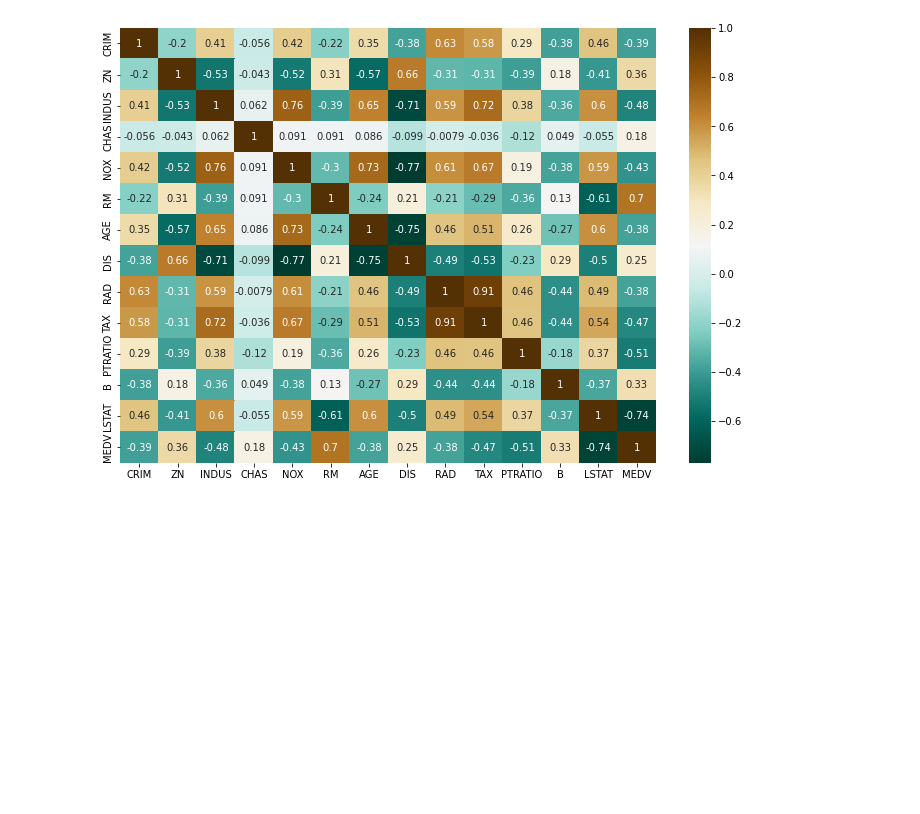
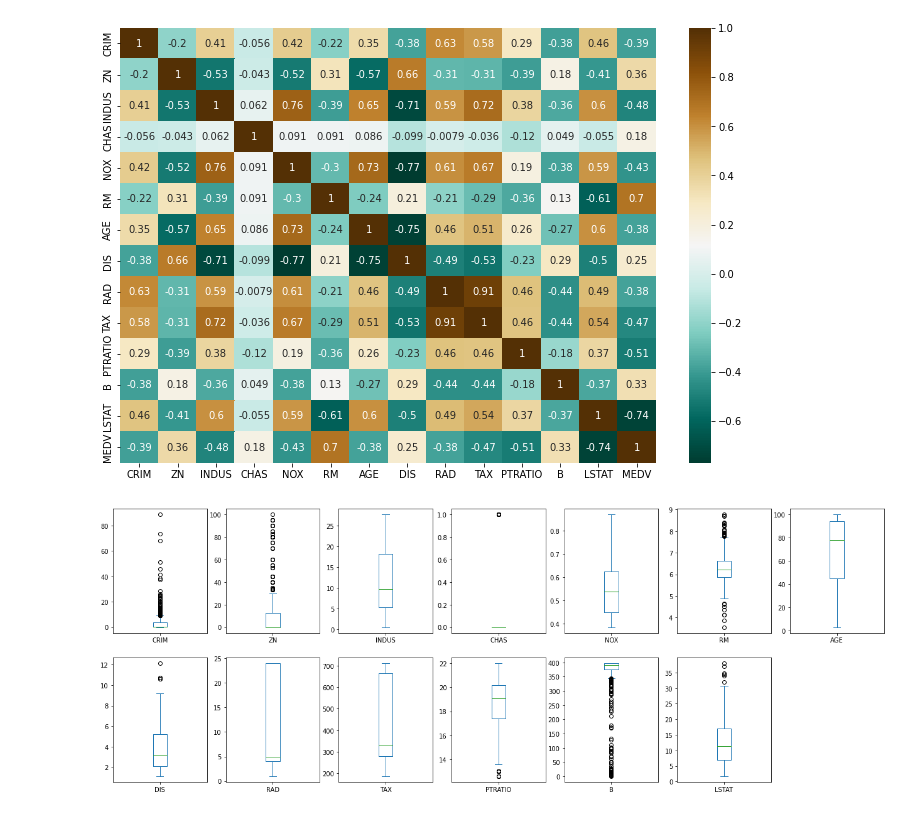
Before and after one commit to Ravinder-Kumar-M/Linear_Regression, a Jupyter notebook: Linear_Regression.ipynb, the cells around one changed output. Cells and saved outputs as stored; diff of their text form; code cells hidden in the pictures; blank space fills up the shorter version.

```diff
--- a/Linear_Regression.ipynb
+++ b/Linear_Regression.ipynb
@@ -137,3 +137,36 @@ sns.heatmap(Dataset.corr(), cmap= 'BrBG_r', annot=True)
 plt.ioff()
 # %% [output]
 [figure]
+# %%
+fig, ax = plt.subplots(figsize=(22, 8))
+plt.subplot(2, 7, 1)
+Dataset['CRIM'].plot(kind='box')
+plt.subplot(2, 7, 2)
+Dataset['ZN'].plot(kind='box')
+plt.subplot(2, 7, 3)
+Dataset['INDUS'].plot(kind='box')
+plt.subplot(2, 7, 4)
+Dataset['CHAS'].plot(kind='box')
+plt.subplot(2, 7, 5)
+Dataset['NOX'].plot(kind='box')
+plt.subplot(2, 7, 6)
+Dataset['RM'].plot(kind='box')
+plt.subplot(2, 7, 7)
+Dataset['AGE'].plot(kind='box')
+plt.subplot(2, 7, 8)
+Dataset['DIS'].plot(kind='box')
+plt.subplot(2, 7, 9)
+Dataset['RAD'].plot(kind='box')
+plt.subplot(2, 7, 10)
+Dataset['TAX'].plot(kind='box')
+plt.subplot(2, 7, 11)
+Dataset['PTRATIO'].plot(kind='box')
+plt.subplot(2, 7, 12)
+Dataset['B'].plot(kind='box')
+plt.subplot(2, 7, 13)
+Dataset['LSTAT'].plot(kind='box')
+
+
+plt.ioff()
+# %% [output]
+[figure, added]
```
